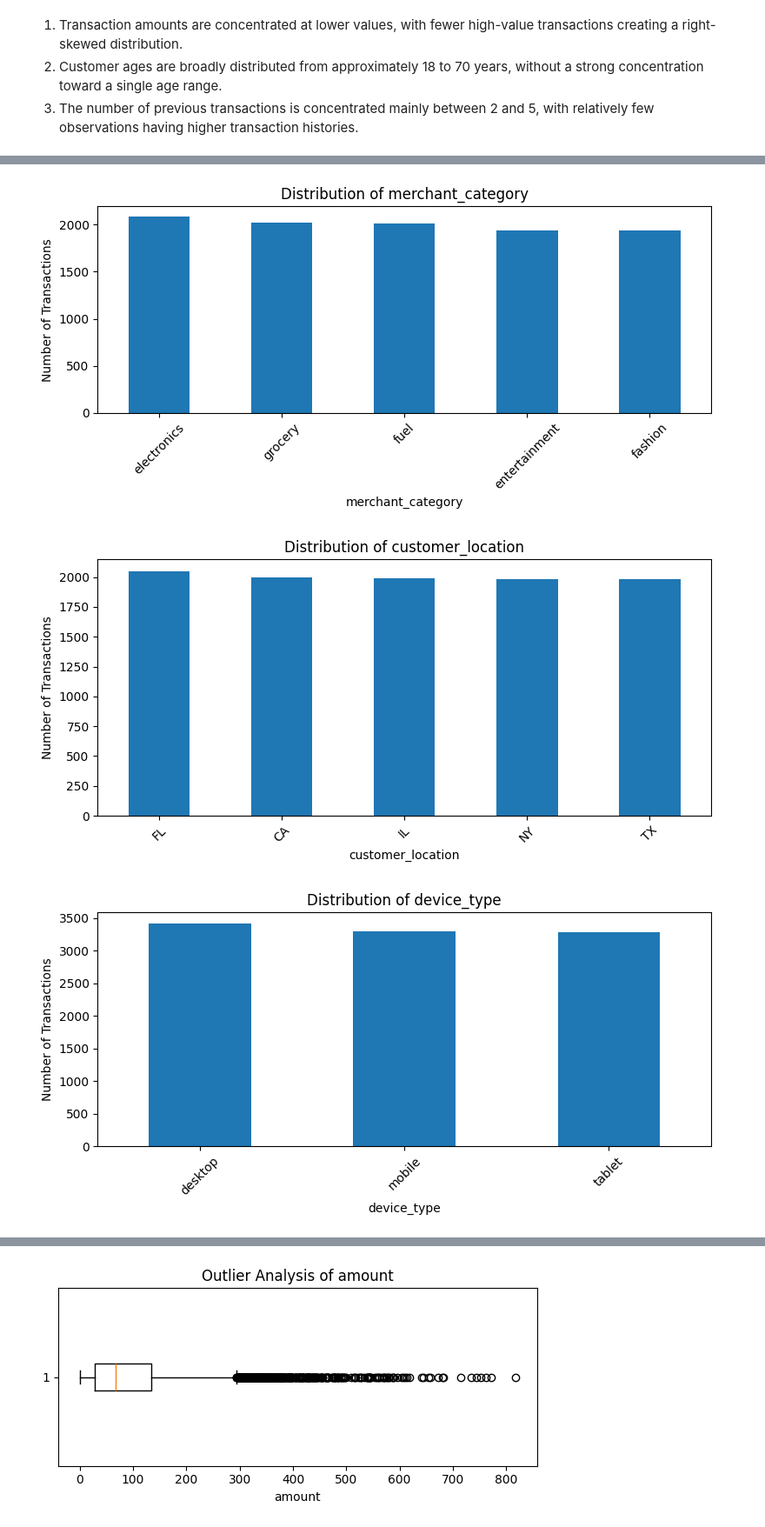
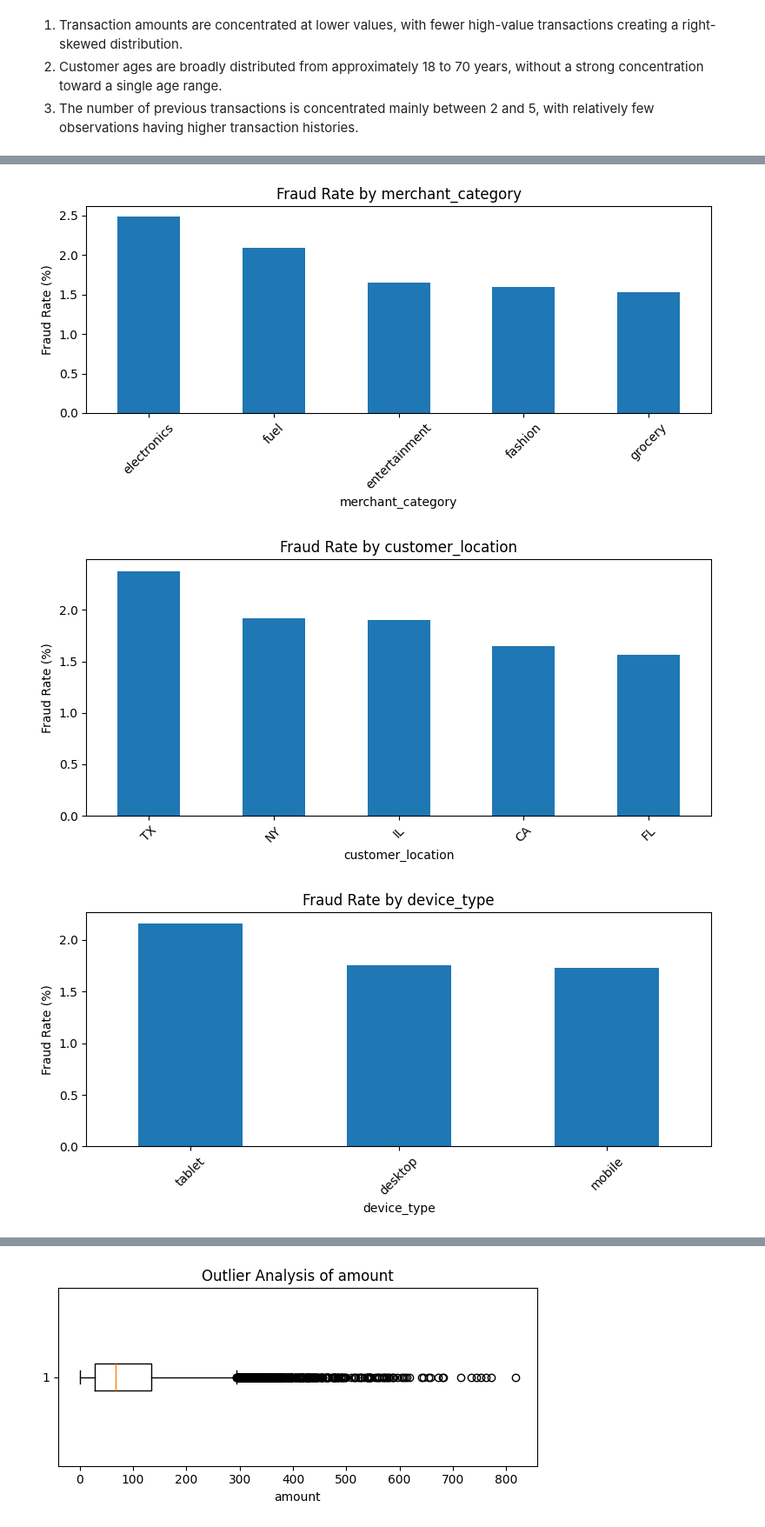
Before and after one commit to jd-thakrar/banking-fraud-detection, a Jupyter notebook: notebooks/03_eda.ipynb, the cells around one changed output, grey strips where cells are left out. Shown at 87% size. Drawn from its saved outputs; the diff is of its cells as text; code cells hidden in the pictures.

```diff
--- a/notebooks/03_eda.ipynb
+++ b/notebooks/03_eda.ipynb
@@ -99,24 +80,29 @@ plt.show()
-# %%
-#The distributions of key categorical features are examined to understand transaction patterns across merchant categories, customer locations, and device types.
-
-categorical_features = [
-    "merchant_category",
-    "customer_location",
-    "device_type"
-]
-
-for column in categorical_features:
-    plt.figure(figsize=(8, 4))
-
-    df[column].value_counts().plot(kind="bar")
-
-    plt.xlabel(column)
-    plt.ylabel("Number of Transactions")
-    plt.title(f"Distribution of {column}")
-    plt.xticks(rotation=45)
-    plt.tight_layout()
-    plt.show()
-# %% [output]
-[figure, removed]
-[figure, removed]
-[figure, removed]
+# %%
+#The fraud rate is analyzed across merchant categories, customer locations, and device types to identify differences in fraud occurrence among categorical groups.
+
+categorical_features = [
+    "merchant_category",
+    "customer_location",
+    "device_type"
+]
+
+for column in categorical_features:
+    fraud_rate = (
+        df.groupby(column)["is_fraud"]
+        .mean()
+        .sort_values(ascending=False) * 100
+    )
+
+    plt.figure(figsize=(8, 4))
+    fraud_rate.plot(kind="bar")
+
+    plt.xlabel(column)
+    plt.ylabel("Fraud Rate (%)")
+    plt.title(f"Fraud Rate by {column}")
+    plt.xticks(rotation=45)
+    plt.tight_layout()
+    plt.show()
+# %% [output]
+[figure, added]
+[figure, added]
+[figure, added]
```
Also changed, not shown: parts of 4 cells of this notebook.
